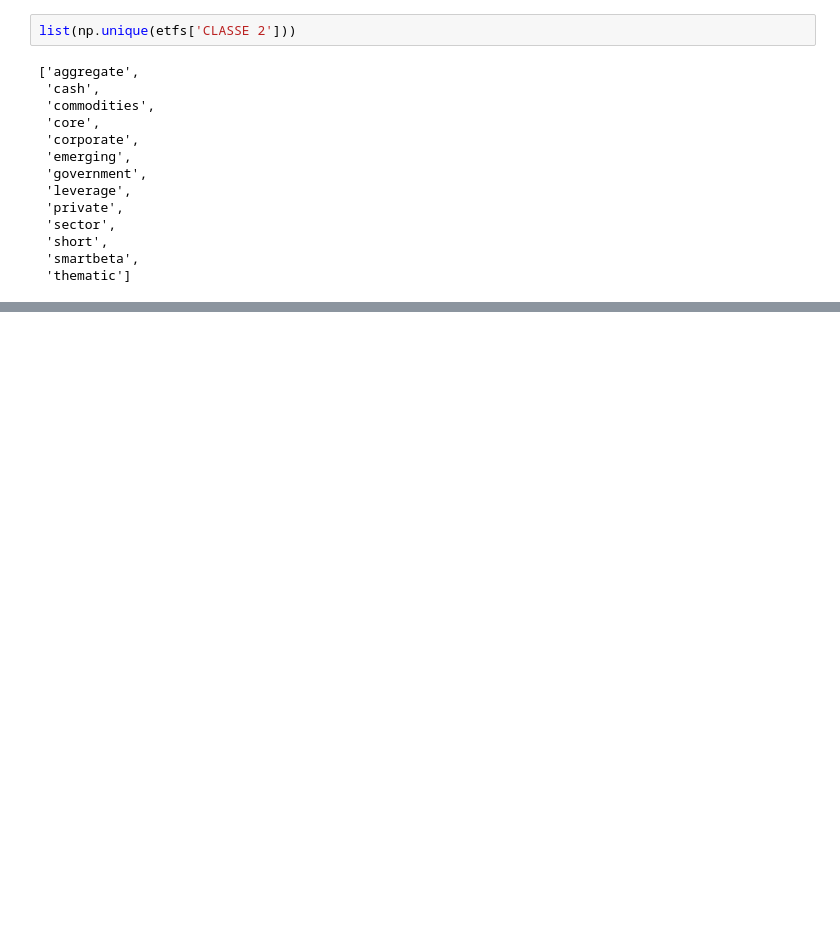
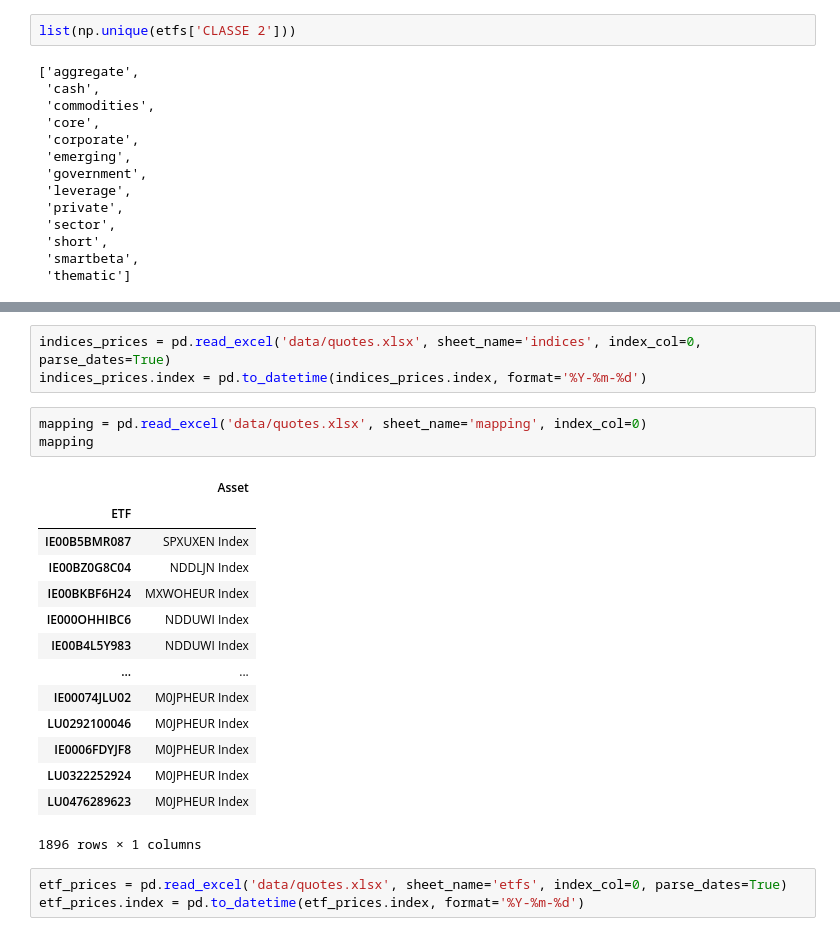
Before and after one commit to MamyRAMA/portfolio_app, a Jupyter notebook: analyse.ipynb, the cells around one changed output, grey strips where cells are left out. Saved outputs shown, nothing was run; the diff lists cells and outputs as text; blank space fills up the shorter version.

```diff
--- a/analyse.ipynb
+++ b/analyse.ipynb
@@ -143,0 +62,24 @@ Name: 0, dtype: object
+# %%
+indices_prices = pd.read_excel('data/quotes.xlsx', sheet_name='indices', index_col=0, parse_dates=True)
+indices_prices.index = pd.to_datetime(indices_prices.index, format='%Y-%m-%d')
+# %%
+mapping = pd.read_excel('data/quotes.xlsx', sheet_name='mapping', index_col=0)
+mapping
+# %% [output]
+|  | Asset |
+| ETF |  |
+| IE00B5BMR087 | SPXUXEN Index |
+| IE00BZ0G8C04 | NDDLJN Index |
+| IE00BKBF6H24 | MXWOHEUR Index |
+| IE000OHHIBC6 | NDDUWI Index |
+| IE00B4L5Y983 | NDDUWI Index |
+| ... | ... |
+| IE00074JLU02 | M0JPHEUR Index |
+| LU0292100046 | M0JPHEUR Index |
+| IE0006FDYJF8 | M0JPHEUR Index |
+| LU0322252924 | M0JPHEUR Index |
+| LU0476289623 | M0JPHEUR Index |
+1896 rows × 1 columns
+# %%
+etf_prices = pd.read_excel('data/quotes.xlsx', sheet_name='etfs', index_col=0, parse_dates=True)
+etf_prices.index = pd.to_datetime(etf_prices.index, format='%Y-%m-%d')
```
Also changed, not shown: parts of 5 cells of this notebook, 2 other files.
